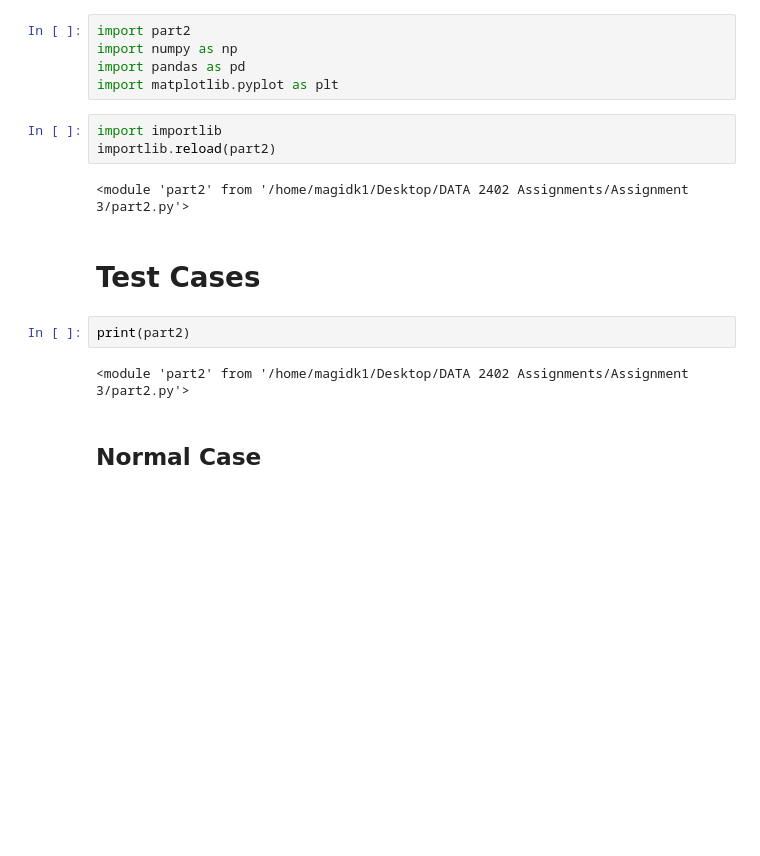
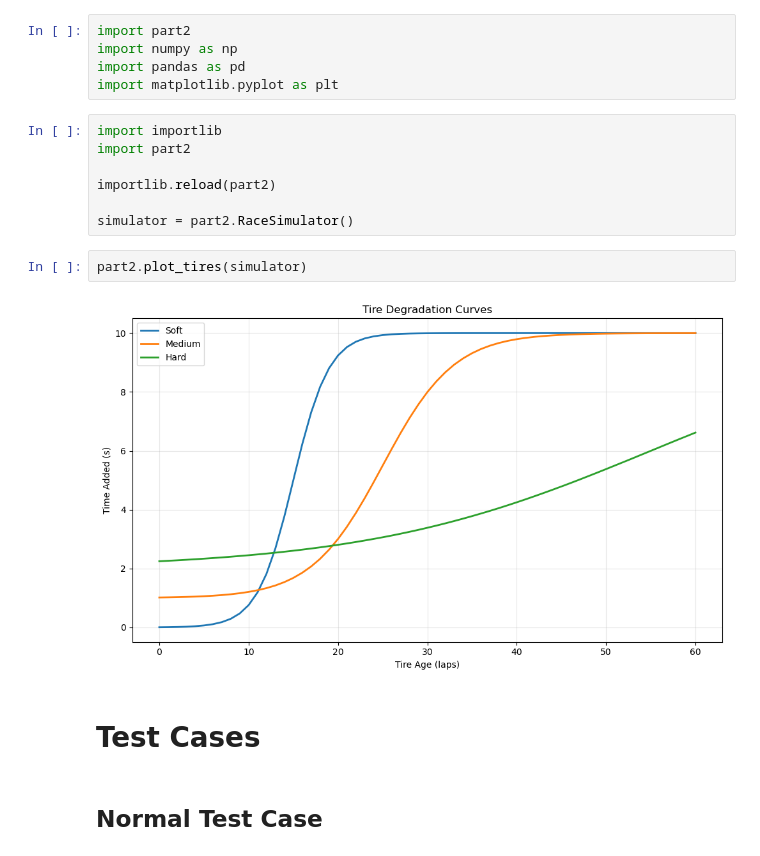
Before and after one commit to mkhud582-arch/Assignment-3B, a Jupyter notebook: assignment_3B.ipynb, the cells around one changed output. Cells and saved outputs as stored; diff of their text form; blank space fills up the shorter version.

Commit message:
Finalize race simulator and notebook tests

```diff
--- a/assignment_3B.ipynb
+++ b/assignment_3B.ipynb
@@ -7,15 +9,17 @@ import pandas as pd
 import matplotlib.pyplot as plt
 # %%
 import importlib
+import part2
+
 importlib.reload(part2)
+
+simulator = part2.RaceSimulator()
-# %% [output]
-<module 'part2' from '/home/magidk1/Desktop/DATA 2402 Assignments/Assignment 3/part2.py'>
+# %%
+part2.plot_tires(simulator)
+# %% [output]
+[figure, added]
 # %% [markdown]
 # **Test Cases**
-# %%
-print(part2)
-# %% [output]
-<module 'part2' from '/home/magidk1/Desktop/DATA 2402 Assignments/Assignment 3/part2.py'>
 # %% [markdown]
-## Normal Case
+## Normal Test Case
 # %%
```
Also changed, not shown: parts of 11 cells of this notebook, 1 other file.
